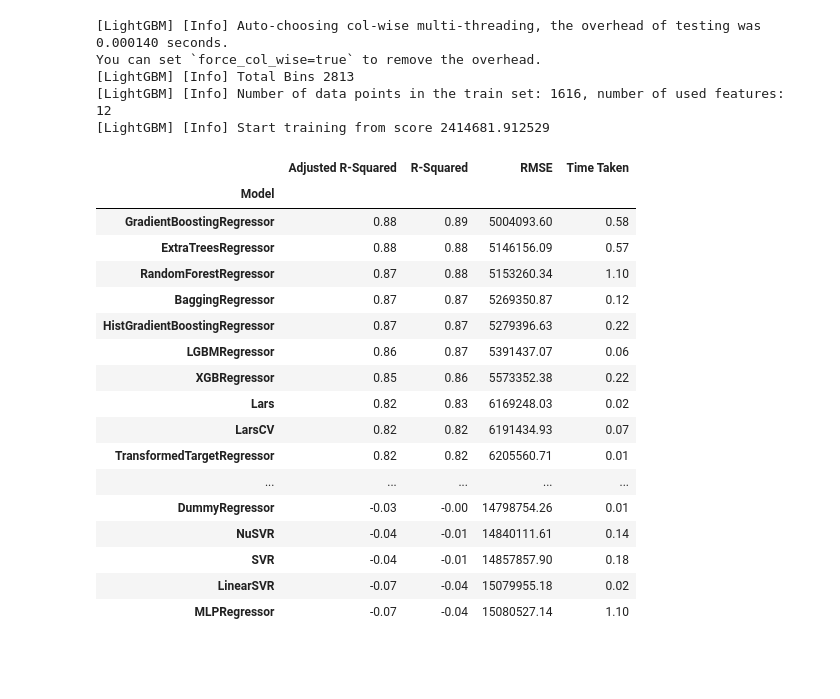
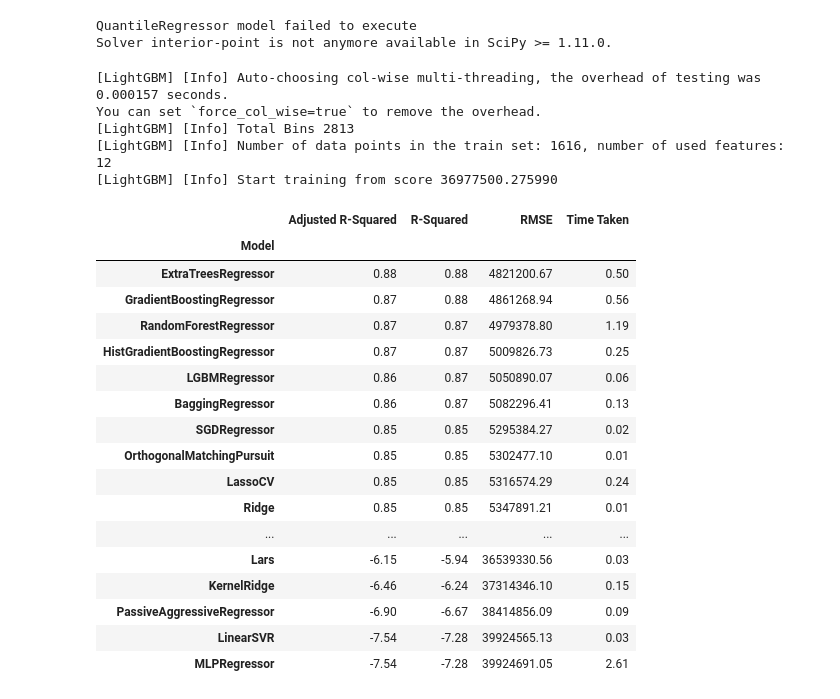
Before and after one commit to IvanLavuna/diploma, a Jupyter notebook: existing_methods.ipynb, the cells around one changed output. Saved outputs shown, nothing was run; the diff lists cells and outputs as text; code cells hidden in the pictures; blank space fills up the shorter version.

```diff
--- a/existing_methods.ipynb
+++ b/existing_methods.ipynb
@@ -81,43 +17,32 @@ You can set `force_col_wise=true` to remove the overhead.
 # %%
-X = df.drop(columns=[y1_name, y2_name, y3_name], axis=1).values
-y = df[y2_name].values
-
-X, y = shuffle(X, y, random_state=23)
-
-# Convert X to float32
-X = X.astype(np.float32)
-
-# Split the data into training and testing sets
-offset = int(X.shape[0] * 0.8)
-X_train, y_train = X[:offset], y[:offset]
-X_test, y_test = X[offset:], y[offset:]
-
 # LazyRegressor part
-reg = LazyRegressor(verbose=0, ignore_warnings=True, custom_metric=None)
-_, predictions = reg.fit(X_train, X_test, y_train, y_test)
+reg = LazyRegressor(verbose=0, ignore_warnings=False, custom_metric=None)
+models, predictions = reg.fit(X_train, X_test, train_y1, test_y1)
 predictions
 # %% [output]
-[LightGBM] [Info] Auto-choosing col-wise multi-threading, the overhead of testing was 0.000140 seconds.
-You can set `force_col_wise=true` to remove the overhead.
-[LightGBM] [Info] Total Bins 2813
-[LightGBM] [Info] Number of data points in the train set: 1616, number of used features: 12
-[LightGBM] [Info] Start training from score 2414681.912529
+QuantileRegressor model failed to execute
+Solver interior-point is not anymore available in SciPy >= 1.11.0.
+[LightGBM] [Info] Auto-choosing col-wise multi-threading, the overhead of testing was 0.000157 seconds.
+You can set `force_col_wise=true` to remove the overhead.
+[LightGBM] [Info] Total Bins 2813
+[LightGBM] [Info] Number of data points in the train set: 1616, number of used features: 12
+[LightGBM] [Info] Start training from score 36977500.275990
 |  | Adjusted R-Squared | R-Squared | RMSE | Time Taken |
 | Model |  |  |  |  |
-| GradientBoostingRegressor | 0.88 | 0.89 | 5004093.60 | 0.58 |
-| ExtraTreesRegressor | 0.88 | 0.88 | 5146156.09 | 0.57 |
-| RandomForestRegressor | 0.87 | 0.88 | 5153260.34 | 1.10 |
-| BaggingRegressor | 0.87 | 0.87 | 5269350.87 | 0.12 |
-| HistGradientBoostingRegressor | 0.87 | 0.87 | 5279396.63 | 0.22 |
-| LGBMRegressor | 0.86 | 0.87 | 5391437.07 | 0.06 |
-| XGBRegressor | 0.85 | 0.86 | 5573352.38 | 0.22 |
-| Lars | 0.82 | 0.83 | 6169248.03 | 0.02 |
-| LarsCV | 0.82 | 0.82 | 6191434.93 | 0.07 |
-| TransformedTargetRegressor | 0.82 | 0.82 | 6205560.71 | 0.01 |
+| ExtraTreesRegressor | 0.88 | 0.88 | 4821200.67 | 0.50 |
+| GradientBoostingRegressor | 0.87 | 0.88 | 4861268.94 | 0.56 |
+| RandomForestRegressor | 0.87 | 0.87 | 4979378.80 | 1.19 |
+| HistGradientBoostingRegressor | 0.87 | 0.87 | 5009826.73 | 0.25 |
+| LGBMRegressor | 0.86 | 0.87 | 5050890.07 | 0.06 |
+| BaggingRegressor | 0.86 | 0.87 | 5082296.41 | 0.13 |
+| SGDRegressor | 0.85 | 0.85 | 5295384.27 | 0.02 |
+| OrthogonalMatchingPursuit | 0.85 | 0.85 | 5302477.10 | 0.01 |
+| LassoCV | 0.85 | 0.85 | 5316574.29 | 0.24 |
+| Ridge | 0.85 | 0.85 | 5347891.21 | 0.01 |
 | ... | ... | ... | ... | ... |
-| DummyRegressor | -0.03 | -0.00 | 14798754.26 | 0.01 |
-| NuSVR | -0.04 | -0.01 | 14840111.61 | 0.14 |
-| SVR | -0.04 | -0.01 | 14857857.90 | 0.18 |
-| LinearSVR | -0.07 | -0.04 | 15079955.18 | 0.02 |
-| MLPRegressor | -0.07 | -0.04 | 15080527.14 | 1.10 |
+| Lars | -6.15 | -5.94 | 36539330.56 | 0.03 |
+| KernelRidge | -6.46 | -6.24 | 37314346.10 | 0.15 |
+| PassiveAggressiveRegressor | -6.90 | -6.67 | 38414856.09 | 0.09 |
+| LinearSVR | -7.54 | -7.28 | 39924565.13 | 0.03 |
+| MLPRegressor | -7.54 | -7.28 | 39924691.05 | 2.61 |
 # %%
```
Also changed, not shown: parts of 7 cells of this notebook, 19 other files.
